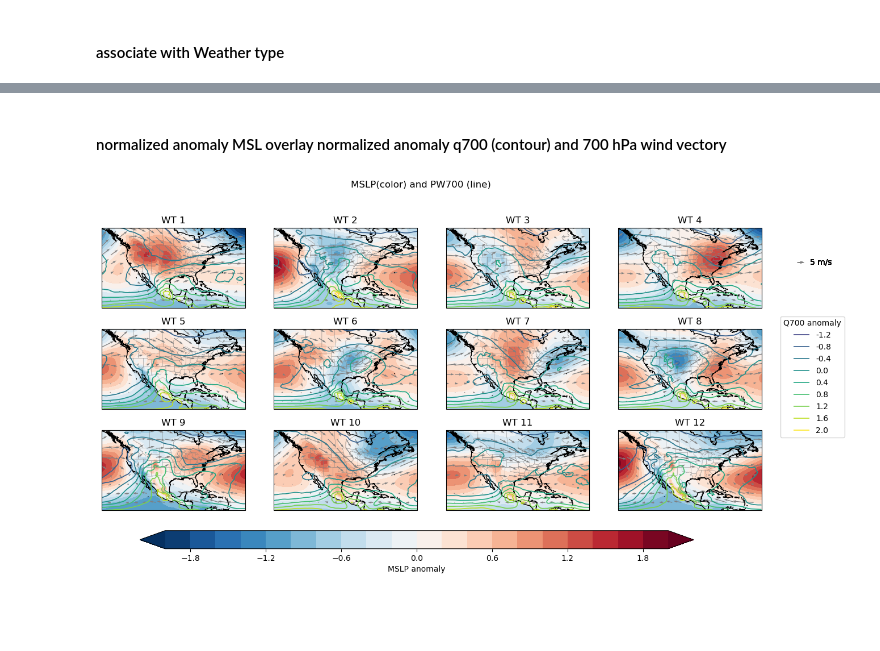
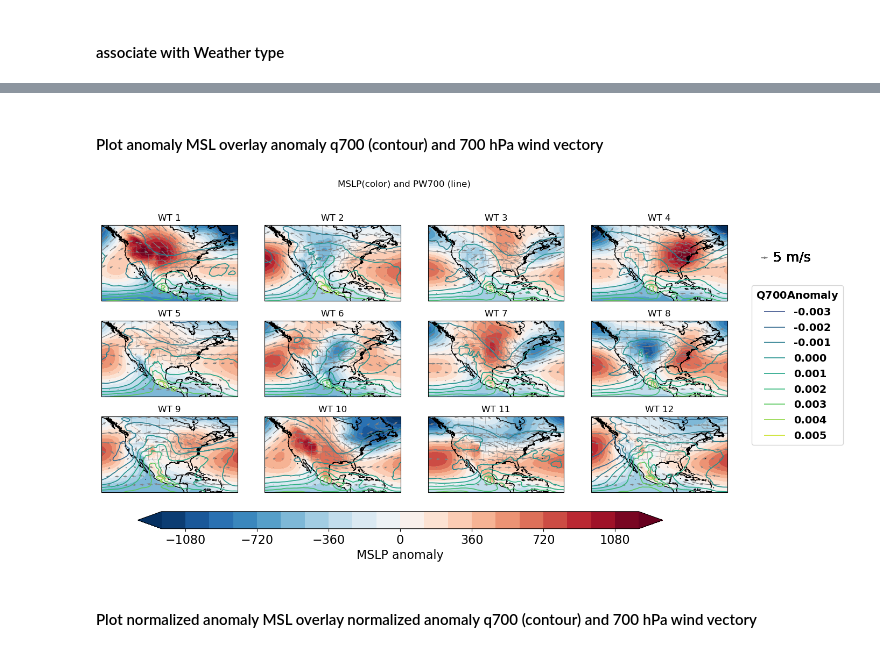
Before and after one commit to ming80302/COEXIST, a Jupyter notebook: qmsl_wt_ERAI.ipynb, the cells around one changed output, grey strips where cells are left out. Saved outputs shown, nothing was run; the diff lists cells and outputs as text; code cells hidden in the pictures; blank space fills up the shorter version.

```diff
--- a/qmsl_wt_ERAI.ipynb
+++ b/qmsl_wt_ERAI.ipynb
@@ -218,12 +253,13 @@ v700
 # %% [markdown]
-#### normalized anomaly MSL overlay normalized anomaly q700 (contour) and 700 hPa wind vectory
+#### Plot anomaly MSL overlay anomaly q700 (contour) and 700 hPa wind vectory
 # %%
 proj = ccrs.PlateCarree()
 fig, axs = plt.subplots(3, 4, figsize=(15, 8), subplot_kw={'projection': proj})
 
 ct = 0
-#levels = np.linspace(-1.6, 1.6, 33)
-levels = np.linspace(-2, 2, 21)
+levels = np.linspace(-1200, 1200, 21)
+levels_q = np.linspace(-0.006, 0.006, 7)
+
 lat_1d = v700_3d.latitude
 lon_1d = v700_3d.longitude
 
@@ -246,38 +282,47 @@ with  xr.open_dataset(flnm_v) as ds:
 for nr in range(0,3):
     for nc in range(0,4):
         msl_img = axs[nr,nc].contourf(lon_1d, lat_1d, msl[ct], levels=levels, cmap='RdBu_r', extend='both')
         # pw =axs[nr,nc].contour(rgrLonWT, rgrLatWT, rgrCentroids[ct,2],colors='k')
-        cntr = axs[nr,nc].contour(lon_1d, lat_1d, q700[ct], cmap = 'viridis', linewidths=1.2, levels=7, vmin=-2, vmax=2)
+        cntr = axs[nr,nc].contour(lon_1d, lat_1d, q700[ct], cmap = 'viridis', linewidths=1.2, levels=7, vmin=-0.006, vmax=0.006)
 
         #axs[nr,nc].barbs(lon_1d[::8], lat_1d[::8], u700[ct,::8,::8], v700[ct,::8,::8],pivot="middle", length=4)
         # add legend of arrow created with quiver
         Q=axs[nr,nc].quiver(lon_1d[::8], lat_1d[::8], u700[ct,::8,::8], v700[ct,::8,::8], color = 'grey' )
         #axs[nr,nc].quiverkey(Q, 0.95, 0.8, 5, r'$5 \frac{m}{s}$', labelpos='E',coordinates='figure')
-        axs[nr,nc].quiverkey(Q, 0.95, 0.8, 5, '5 m/s', labelpos='E',coordinates='figure')
+        axs[nr,nc].quiverkey(Q, 0.95, 0.8, 5, '5 m/s',
+                             fontproperties={'size':18},
+                            labelpos='E', coordinates='figure')
 
         # Add coastlines
         axs[nr, nc].coastlines()
         axs[nr, nc].add_feature(cfeature.STATES, zorder=1, linewidth=.2, edgecolor='grey')
 
         ct +=1
         axs[nr,nc].title.set_text("WT " + str(ct))
 
 # Set a Single Main Title for All the Subplots
 fig.suptitle('MSLP(color) and PW700 (line)', fontsize=12)
 
 # rect : This parameter is the dimensions [left, bottom, width, height] of the new axes.
 
 fig.subplots_adjust(bottom=0.25)
 cbar_ax = fig.add_axes([0.17, 0.17, 0.65, 0.04])
 clb = fig.colorbar(msl_img, cax=cbar_ax, orientation="horizontal");
-clb.set_label('MSLP anomaly')
+clb.set_label('MSLP anomaly', size=16) # , weight='bold'
+clb.ax.tick_params(labelsize=16)
 
+legend_properties = {'weight':'bold', "size": 14}
 h = cntr.collections
-l = [f'{a:.1f}' for a in cntr.levels]
-fig.legend(h,l, loc='center right', title='Q700 anomaly')
+l = [f'{a:.3f}' for a in cntr.levels]
+fig.legend(h,l, loc='center right', title='$\\bf{Q700 Anomaly}$',
+           title_fontsize='14', prop=legend_properties,
+          bbox_to_anchor=(1.05, 0.55))
 
-#  for a paper, a thesis, or a poster, 600dpi should be good enough.
+# for a paper, a thesis, or a poster, 600dpi should be good enough.
 dir_plot = '/glade/campaign/mmm/c3we/mingge/COEXIST/PLOT/PAPER/'
-plt.savefig(dir_plot + 'qmsl_wt_ERAI.pdf', dpi=600, bbox_inches='tight')
+# 300 dpi (the minimum requirement for many journals):
+plt.savefig(dir_plot + 'qmsl_ano_wt_ERAI.pdf', dpi=600, bbox_inches='tight')
 # %% [output]
-[figure, old version]
+[figure, new version]
+# %% [markdown]
+#### Plot normalized anomaly MSL overlay normalized anomaly q700 (contour) and 700 hPa wind vectory
```
Also changed, not shown: parts of 6 cells of this notebook, 1 other file.
